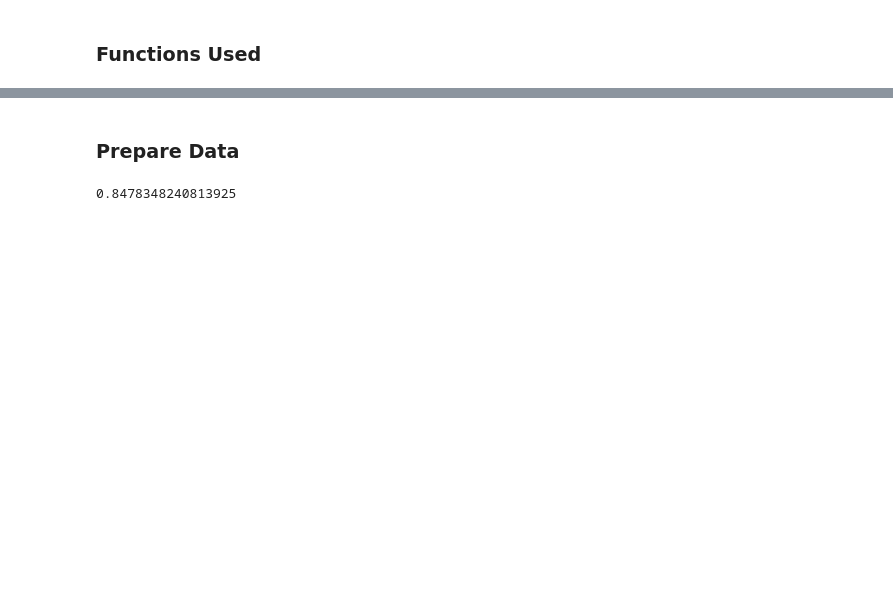
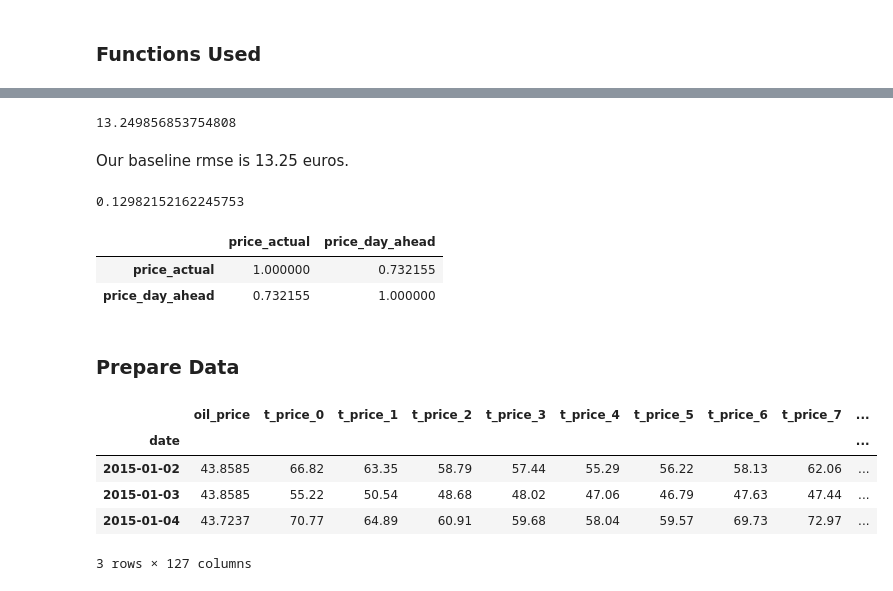
Before and after one commit to magnusbig/forecasting_day_ahead_electric_prices_in_spain, a Jupyter notebook: Code/21_Modeling_Regression.ipynb, the cells around one changed output, grey strips where cells are left out. Saved outputs shown, nothing was run; the diff lists cells and outputs as text; code cells hidden in the pictures; blank space fills up the shorter version.

```diff
--- a/Code/21_Modeling_Regression.ipynb
+++ b/Code/21_Modeling_Regression.ipynb
@@ -60,5 +85,40 @@ def lin_reg_metrics(lr, X_train, y_train, y_pred, X_test, y_test):
+# %%
+np.sqrt(((visuals['price_actual']-visuals['price_day_ahead'])**(2)).mean())
+# %% [output]
+13.249856853754808
+# %% [markdown]
+Our baseline rmse is 13.25 euros.
+# %%
+metrics.r2_score(visuals['price_actual'],visuals['price_day_ahead'])
+# %% [output]
+0.12982152162245753
+# %%
+visuals.corr()
+# %% [output]
+|  | price_actual | price_day_ahead |
+| price_actual | 1.000000 | 0.732155 |
+| price_day_ahead | 0.732155 | 1.000000 |
 # %% [markdown]
 ### Prepare Data
+# %%
+# Set up data frame for modeling
+# Drop time column
+df.drop(columns=['time'], inplace=True)
+# set index as date
+df.set_index(pd.DatetimeIndex(df['date']), inplace=True)
+# sort index
+df.sort_index(inplace=True)
+# drop hour of day and date column
+df.drop(columns=['hour_of_day','date'], inplace=True)
+# check result
+df.head(3)
+# %% [output]
+|  | oil_price | t_price_0 | t_price_1 | t_price_2 | t_price_3 | t_price_4 | t_price_5 | t_price_6 | t_price_7 | ... |
+| date |  |  |  |  |  |  |  |  |  | ... |
+| 2015-01-02 | 43.8585 | 66.82 | 63.35 | 58.79 | 57.44 | 55.29 | 56.22 | 58.13 | 62.06 | ... |
+| 2015-01-03 | 43.8585 | 55.22 | 50.54 | 48.68 | 48.02 | 47.06 | 46.79 | 47.63 | 47.44 | ... |
+| 2015-01-04 | 43.7237 | 70.77 | 64.89 | 60.91 | 59.68 | 58.04 | 59.57 | 69.73 | 72.97 | ... |
+3 rows × 127 columns
 # %%
 # Get columns for y
 y_cols = [col for col in df.columns if col.startswith('t_price')]
@@ -76,4 +137,0 @@ lr.fit(X_train,y_train);
-# %%
-lr.score(X_train,y_train)
-# %% [output]
-0.8478348240813925
```
Also changed, not shown: parts of 63 cells of this notebook, 17 other files.
